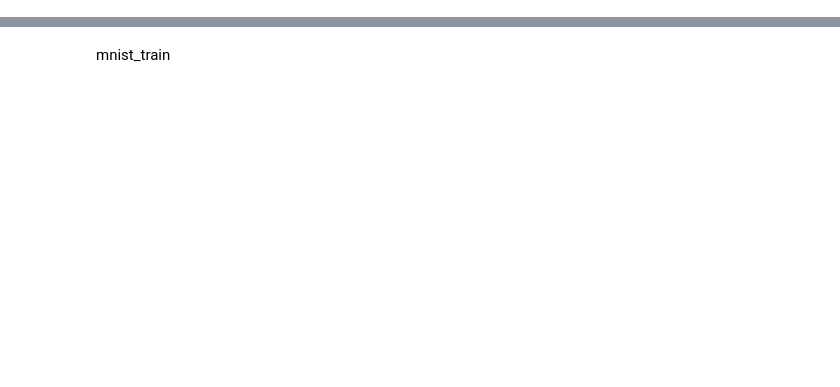
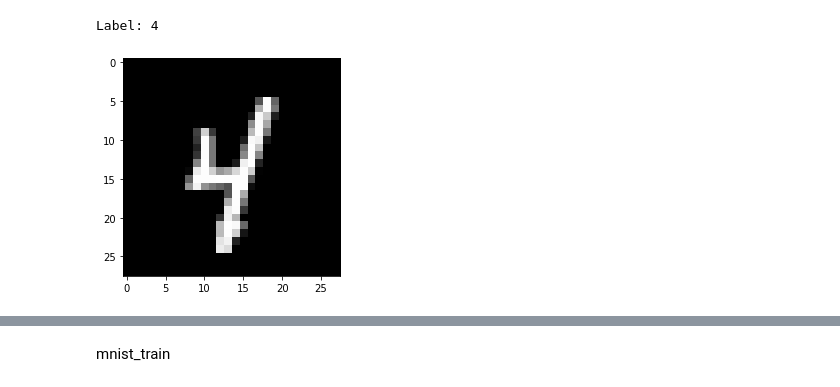
Before and after one commit to PacktPublishing/Hands-On-Generative-AI-with-Python-and-TensorFlow-2, a Jupyter notebook: Chapter_4/notebooks/DBN.ipynb, the cells around one changed output, grey strips where cells are left out. Cells and saved outputs as stored; diff of their text form; code cells hidden in the pictures; blank space fills up the shorter version.

```diff
--- a/Chapter_4/notebooks/DBN.ipynb
+++ b/Chapter_4/notebooks/DBN.ipynb
@@ -0,0 +38,17 @@
+# %%
+def flatten_image(x, label=False):
+    if label:
+        return (tf.divide(tf.dtypes.cast(tf.reshape(x["image"], (1,28*28)), tf.float32), 256.0) , x["label"])
+    else:
+        return (tf.divide(tf.dtypes.cast(tf.reshape(x["image"], (1,28*28)), tf.float32), 256.0))
+
+flatten_image = partial(flatten_image, label=True)
+
+for image, label in mnist_train.map(flatten_image).take(1):
+    plt.imshow(image.numpy().reshape(28,28).astype(np.float32),
+               cmap=plt.get_cmap("gray")
+              )
+    print("Label: %d" % label.numpy())
+# %% [output]
+Label: 4
+[figure, added]
```
Also changed, not shown: parts of 26 cells of this notebook, 2 other files.
